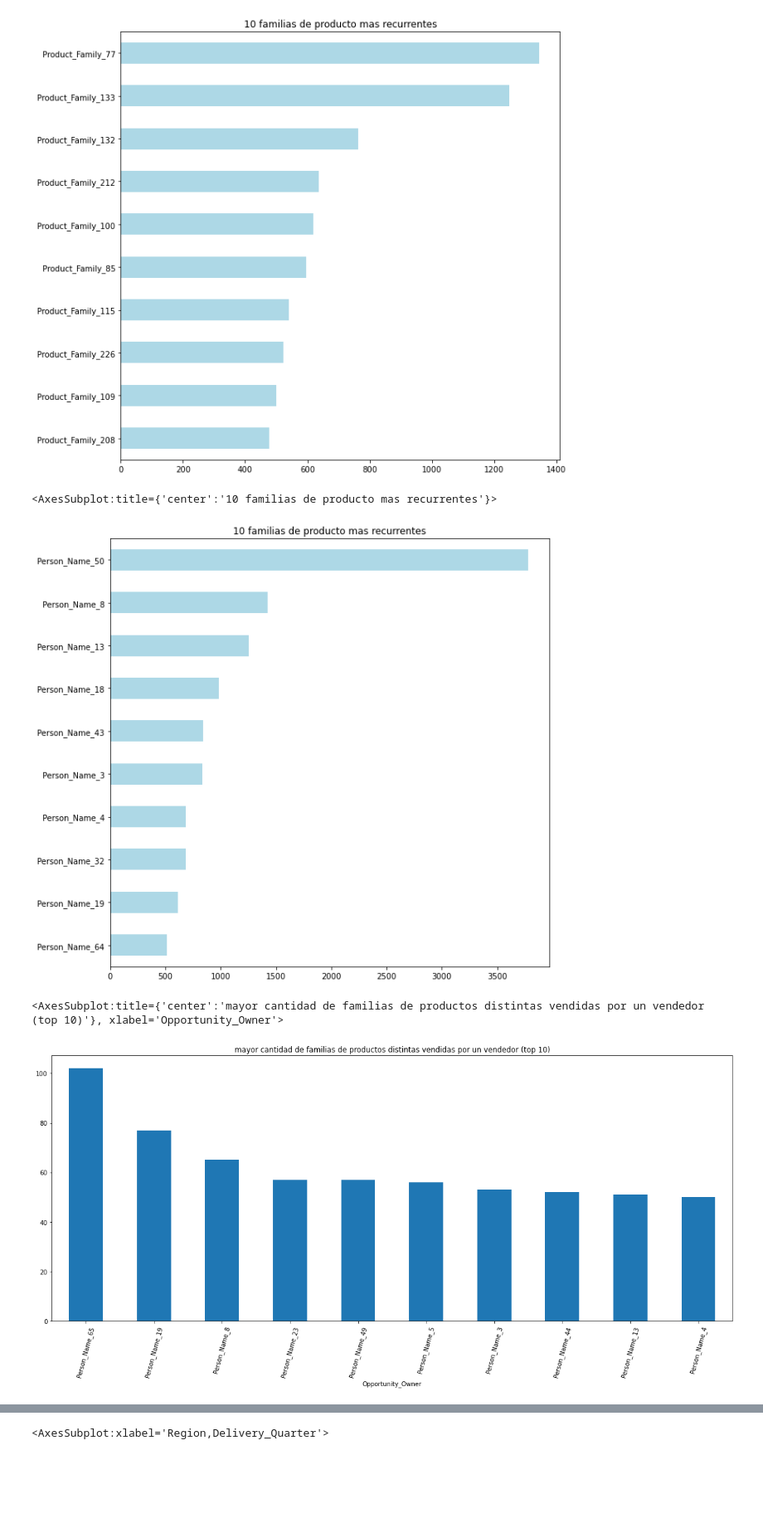
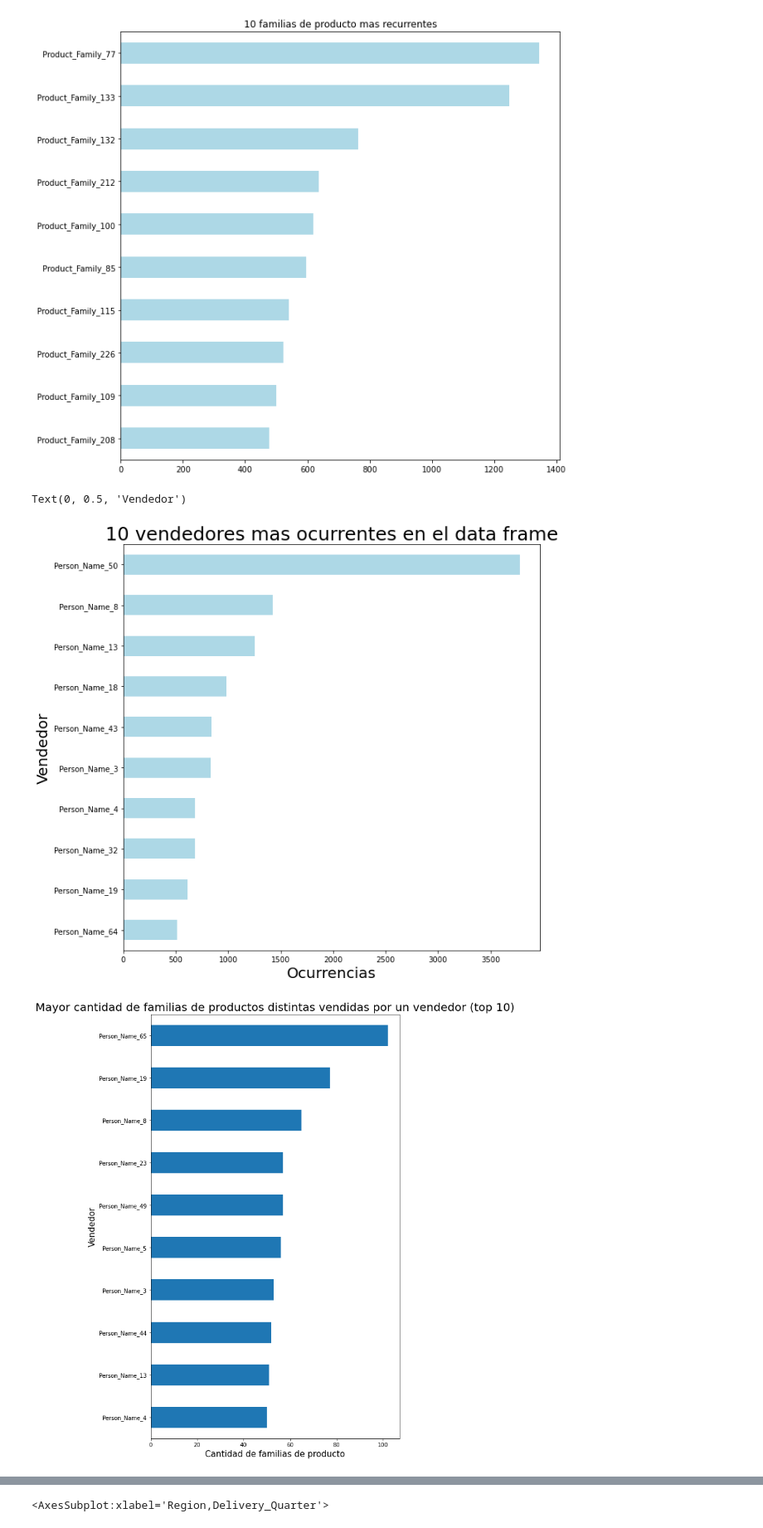
Before and after one commit to faristegui/tpdatos-2c-2020, a Jupyter notebook: tp1-franco.ipynb, the cells around one changed output, grey strips where cells are left out. Shown at 83% size. Cells and saved outputs as stored; diff of their text form; code cells hidden in the pictures; blank space fills up the shorter version.

```diff
--- a/tp1-franco.ipynb
+++ b/tp1-franco.ipynb
@@ -284,17 +284,23 @@ df_family.sort_values(ascending=True).plot.barh(title='10 familias de producto m
 [figure]
 # %%
 df_sellers = data_frame['Opportunity_Owner'].value_counts().nlargest(10)
-df_sellers.sort_values(ascending=True).plot.barh(title='10 familias de producto mas recurrentes', figsize=(10,10), color='lightblue')
+ax = df_sellers.sort_values(ascending=True).plot.barh(figsize=(10,10), color='lightblue')
+ax.set_title('10 vendedores mas ocurrentes en el data frame',size=25)
+ax.set_xlabel('Ocurrencias',size=20)
+ax.set_ylabel('Vendedor',size=20)
 # %% [output]
-<AxesSubplot:title={'center':'10 familias de producto mas recurrentes'}>
+Text(0, 0.5, 'Vendedor')
-[figure, old version]
+[figure, new version]
 # %%
 opportunitiesByFamily = data_frame.groupby(['Opportunity_Owner']).agg({'Opportunity_ID':pd.Series.nunique,'Product_Family':pd.Series.nunique})
 opportunitiesByFamily.columns = ['Opportunity_count', 'Product_Family_count']
-opportunitiesByFamily.reset_index().sort_values(by='Product_Family_count',ascending=False).nlargest(10,columns='Product_Family_count').plot.bar(legend=False,figsize=(20,8),rot=75,x='Opportunity_Owner', y='Product_Family_count',title='mayor cantidad de familias de productos distintas vendidas por un vendedor (top 10)')
+ax = opportunitiesByFamily.reset_index().sort_values(by='Product_Family_count',ascending=False).nlargest(10,columns='Product_Family_count').plot.barh(legend=False,figsize=(8,14),x='Opportunity_Owner', y='Product_Family_count')
+ax.set_title('Mayor cantidad de familias de productos distintas vendidas por un vendedor (top 10)',size=20)
+ax.set_xlabel('Cantidad de familias de producto',size=15)
+ax.set_ylabel('Vendedor',size=15)
+ax.invert_yaxis()
 # %% [output]
-<AxesSubplot:title={'center':'mayor cantidad de familias de productos distintas vendidas por un vendedor (top 10)'}, xlabel='Opportunity_Owner'>
-[figure, old version]
+[figure, new version]
 # %%
 opportunitiesByFamily = data_frame.groupby(['Product_Family']).agg({'Opportunity_ID':pd.Series.nunique,'Opportunity_Owner':pd.Series.nunique})
 opportunitiesByFamily.columns = ['Opportunity_count', 'Owner_count']
```
Also changed, not shown: parts of 20 cells of this notebook.
